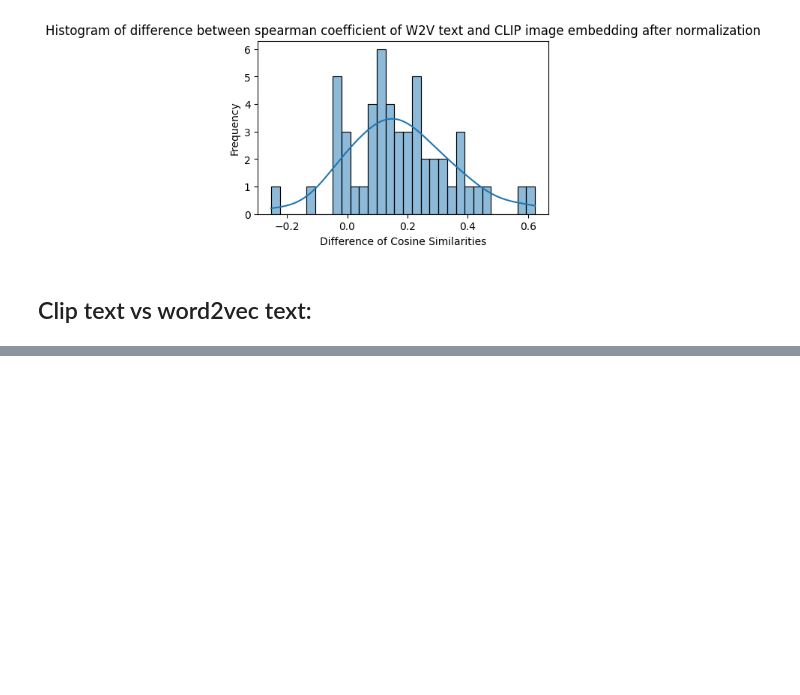
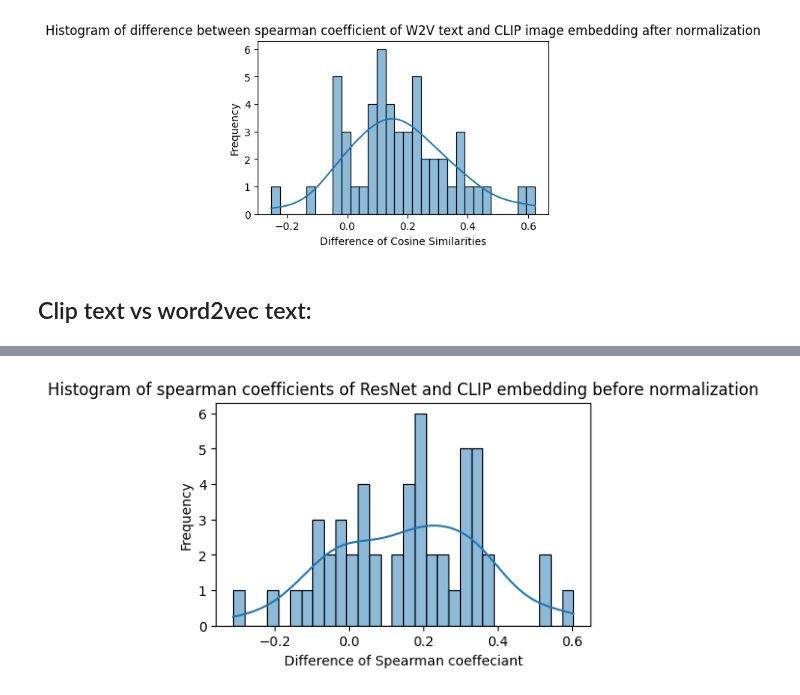
Before and after one commit to ShwetaliShimangaud/Investigating-the-Arithmetic-of-Visual-Embeddings, a Jupyter notebook: cosine_diff.ipynb, the cells around one changed output, grey strips where cells are left out. Saved outputs shown, nothing was run; the diff lists cells and outputs as text; code cells hidden in the pictures; blank space fills up the shorter version.

```diff
--- a/cosine_diff.ipynb
+++ b/cosine_diff.ipynb
@@ -373,0 +408,10 @@ plt.show()
+# %%
+# Histogram
+plt.figure(figsize=(5, 3))
+sns.histplot(df_resnet['resnet_diff_rho_before_normalization'], bins=30, kde=True)
+plt.title('Histogram of spearman coefficients of ResNet and CLIP embedding before normalization')
+plt.xlabel('Difference of Spearman coeffeciant')
+plt.ylabel('Frequency')
+plt.show()
+# %% [output]
+[figure, added]
```
Also changed, not shown: parts of 11 cells of this notebook, 7 other files.
